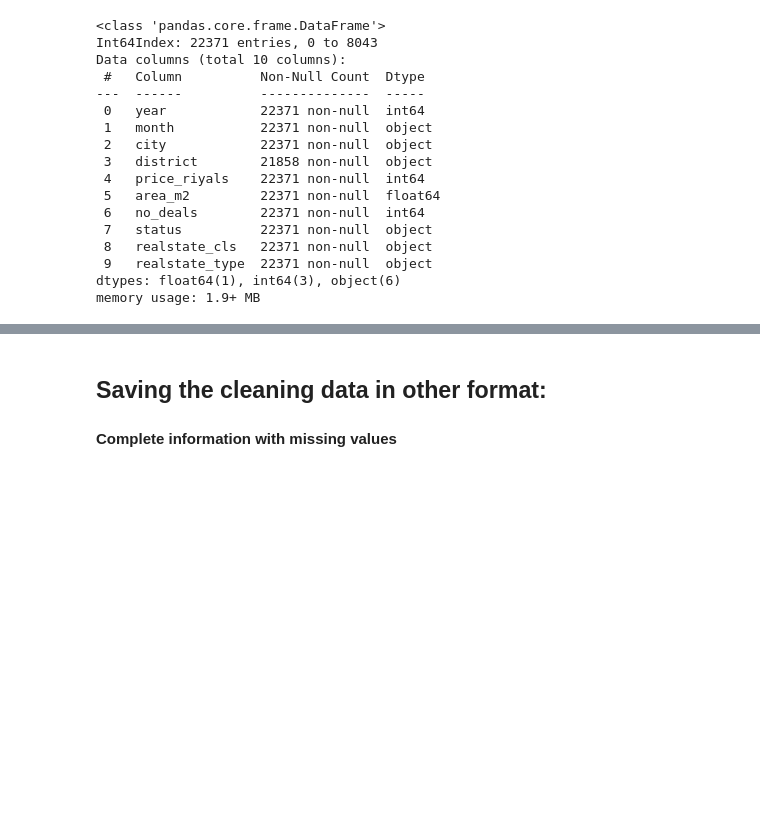
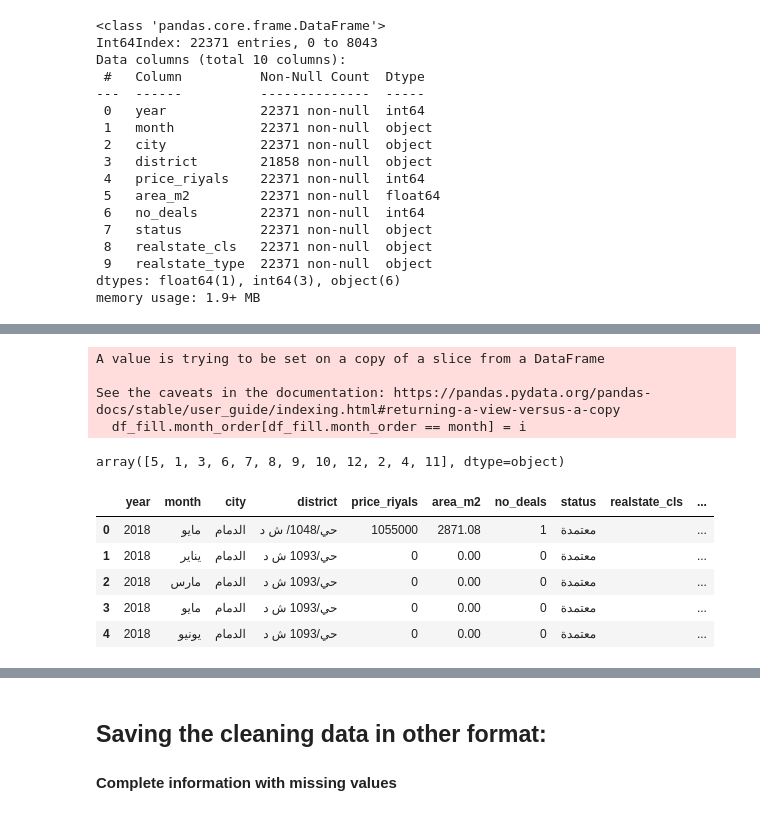
Before and after one commit to mlotfic/real_state_cleaning, a Jupyter notebook: join_all_data.ipynb, the cells around one changed output, grey strips where cells are left out. Saved outputs shown, nothing was run; the diff lists cells and outputs as text; code cells hidden in the pictures; blank space fills up the shorter version.

```diff
--- a/join_all_data.ipynb
+++ b/join_all_data.ipynb
@@ -206,0 +199,25 @@ df.sort_values(
+# %%
+# loop for each month and create a new column month_order to corresponding month order
+for month in months_names:
+    if i > 12: break
+    df_fill.month_order[df_fill.month_order == month] = i
+    i = i + 1
+# %% [output]
+A value is trying to be set on a copy of a slice from a DataFrame
+
+See the caveats in the documentation: https://pandas.pydata.org/pandas-docs/stable/user_guide/indexing.html#returning-a-view-versus-a-copy
+  df_fill.month_order[df_fill.month_order == month] = i
+# %%
+#check for result
+df_fill.month_order.unique()
+# %% [output]
+array([5, 1, 3, 6, 7, 8, 9, 10, 12, 2, 4, 11], dtype=object)
+# %%
+df_fill.head()
+# %% [output]
+|  | year | month | city | district | price_riyals | area_m2 | no_deals | status | realstate_cls | ... |
+| 0 | 2018 | مايو | الدمام | حي/1048/ ش د | 1055000 | 2871.08 | 1 | معتمدة |  | ... |
+| 1 | 2018 | يناير | الدمام | حي/1093 ش د | 0 | 0.00 | 0 | معتمدة |  | ... |
+| 2 | 2018 | مارس | الدمام | حي/1093 ش د | 0 | 0.00 | 0 | معتمدة |  | ... |
+| 3 | 2018 | مايو | الدمام | حي/1093 ش د | 0 | 0.00 | 0 | معتمدة |  | ... |
+| 4 | 2018 | يونيو | الدمام | حي/1093 ش د | 0 | 0.00 | 0 | معتمدة |  | ... |
```
Also changed, not shown: parts of 14 cells of this notebook.
